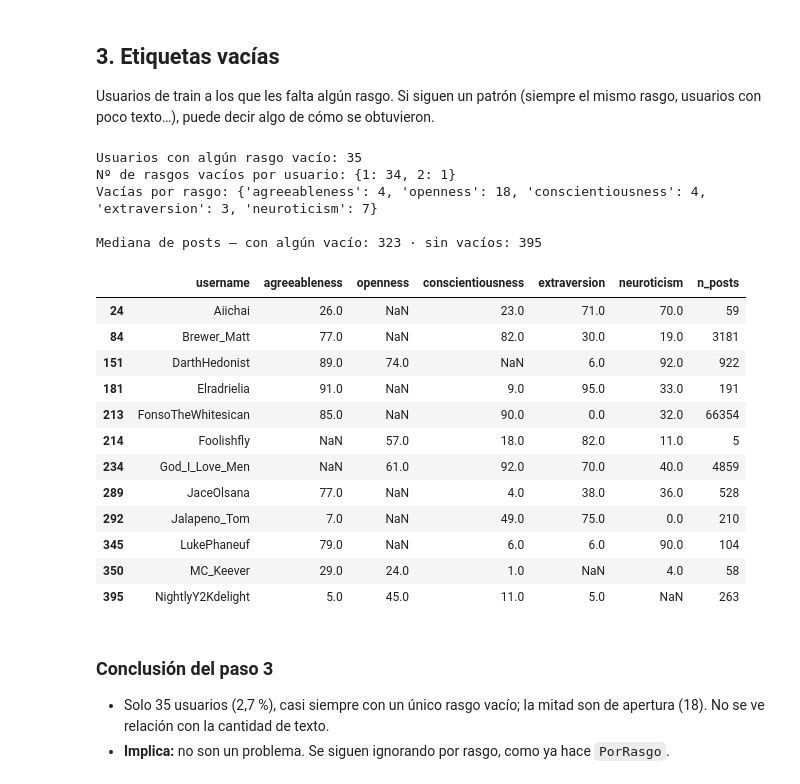
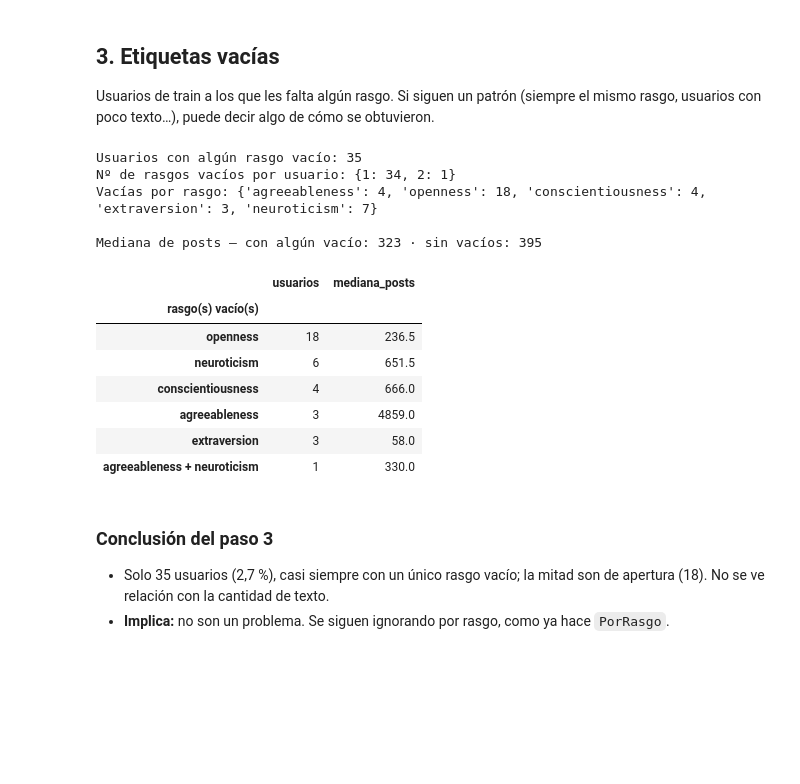
Before and after one commit to Vija97/TecLin_Final_Boss, a Jupyter notebook: notebooks/20_vija97_eda_etiquetas.ipynb, the cells around one changed output. Saved outputs shown, nothing was run; the diff lists cells and outputs as text; code cells hidden in the pictures; blank space fills up the shorter version.

```diff
--- a/notebooks/20_vija97_eda_etiquetas.ipynb
+++ b/notebooks/20_vija97_eda_etiquetas.ipynb
@@ -227,39 +228,37 @@ Usuarios de train a los que les falta algún rasgo. Si siguen un patrón (siempr
 # %%
 from src.data import cargar_posts
 
 posts = cargar_posts()
 n_posts = posts.groupby("username").size()
 n_chars = posts.assign(n=posts["body"].str.len()).groupby("username")["n"].sum()
 train["n_posts"] = train["username"].map(n_posts).fillna(0).astype(int)
 train["n_chars"] = train["username"].map(n_chars).fillna(0).astype(int)
 
 vacias = y.isna()
 print("Usuarios con algún rasgo vacío:", vacias.any(axis=1).sum())
 print("Nº de rasgos vacíos por usuario:", vacias.sum(axis=1)[vacias.any(axis=1)].value_counts().sort_index().to_dict())
 print("Vacías por rasgo:", vacias.sum().to_dict())
 print()
 print("Mediana de posts — con algún vacío:", int(train.loc[vacias.any(axis=1), "n_posts"].median()),
       "· sin vacíos:", int(train.loc[~vacias.any(axis=1), "n_posts"].median()))
-train.loc[vacias.any(axis=1), ["username", *TRAITS, "n_posts"]].head(12)
+# Sin nombres de usuario: solo el patrón de vacías y el volumen de texto
+patron = vacias[vacias.any(axis=1)].apply(lambda f: " + ".join(t for t in TRAITS if f[t]), axis=1)
+resumen_vacias = pd.DataFrame({"rasgo(s) vacío(s)": patron, "n_posts": train.loc[patron.index, "n_posts"]})
+resumen_vacias.groupby("rasgo(s) vacío(s)")["n_posts"].agg(usuarios="size", mediana_posts="median").sort_values("usuarios", ascending=False)
 # %% [output]
 Usuarios con algún rasgo vacío: 35
 Nº de rasgos vacíos por usuario: {1: 34, 2: 1}
 Vacías por rasgo: {'agreeableness': 4, 'openness': 18, 'conscientiousness': 4, 'extraversion': 3, 'neuroticism': 7}
 
 Mediana de posts — con algún vacío: 323 · sin vacíos: 395
-|  | username | agreeableness | openness | conscientiousness | extraversion | neuroticism | n_posts |
-| 24 | Aiichai | 26.0 | NaN | 23.0 | 71.0 | 70.0 | 59 |
-| 84 | Brewer_Matt | 77.0 | NaN | 82.0 | 30.0 | 19.0 | 3181 |
-| 151 | DarthHedonist | 89.0 | 74.0 | NaN | 6.0 | 92.0 | 922 |
-| 181 | Elradrielia | 91.0 | NaN | 9.0 | 95.0 | 33.0 | 191 |
-| 213 | FonsoTheWhitesican | 85.0 | NaN | 90.0 | 0.0 | 32.0 | 66354 |
-| 214 | Foolishfly | NaN | 57.0 | 18.0 | 82.0 | 11.0 | 5 |
-| 234 | God_I_Love_Men | NaN | 61.0 | 92.0 | 70.0 | 40.0 | 4859 |
-| 289 | JaceOlsana | 77.0 | NaN | 4.0 | 38.0 | 36.0 | 528 |
-| 292 | Jalapeno_Tom | 7.0 | NaN | 49.0 | 75.0 | 0.0 | 210 |
-| 345 | LukePhaneuf | 79.0 | NaN | 6.0 | 6.0 | 90.0 | 104 |
-| 350 | MC_Keever | 29.0 | 24.0 | 1.0 | NaN | 4.0 | 58 |
-| 395 | NightlyY2Kdelight | 5.0 | 45.0 | 11.0 | 5.0 | NaN | 263 |
+|  | usuarios | mediana_posts |
+| rasgo(s) vacío(s) |  |  |
+| openness | 18 | 236.5 |
+| neuroticism | 6 | 651.5 |
+| conscientiousness | 4 | 666.0 |
+| agreeableness | 3 | 4859.0 |
+| extraversion | 3 | 58.0 |
+| agreeableness + neuroticism | 1 | 330.0 |
 # %% [markdown]
 ### Conclusión del paso 3
 
```
Also changed, not shown: parts of 8 cells of this notebook, 1 other file.
